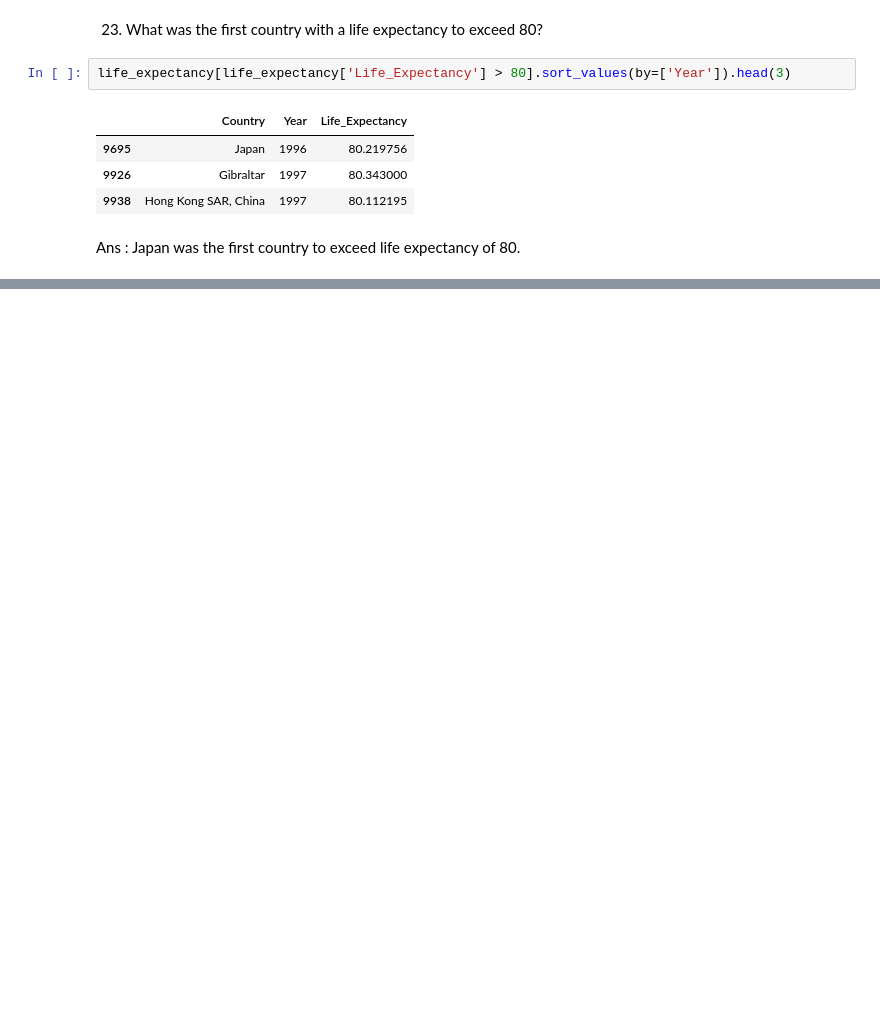
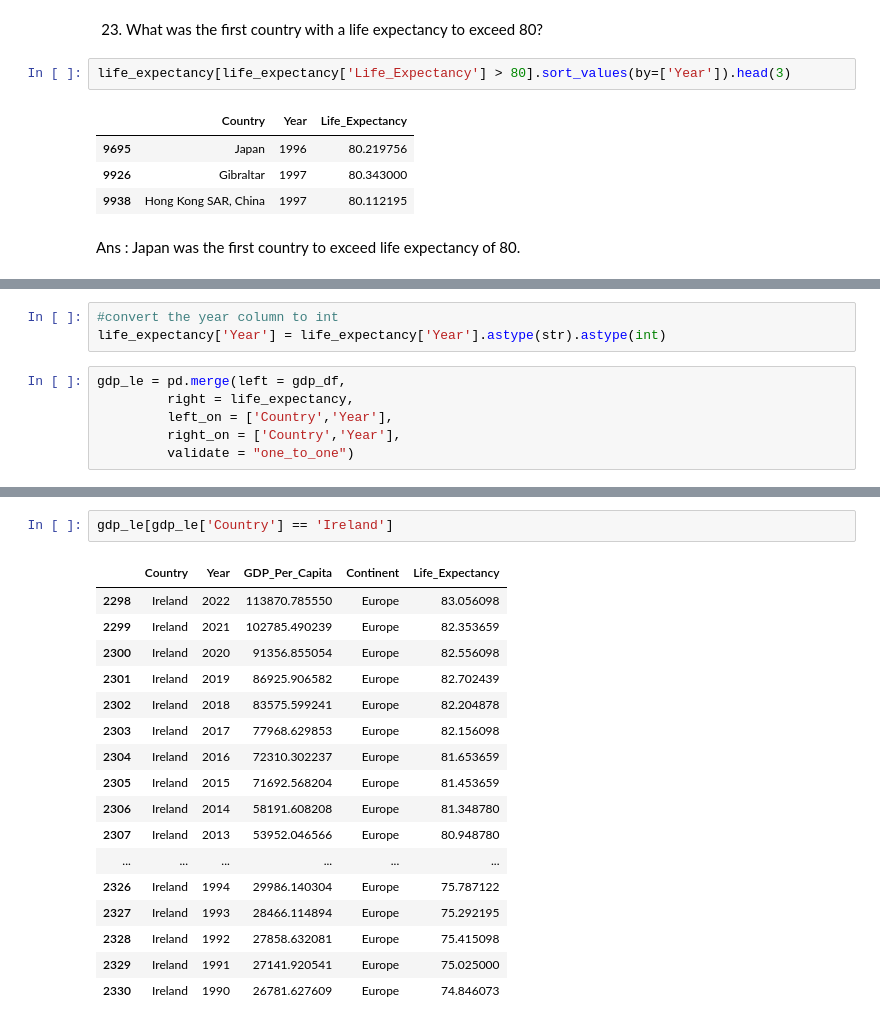
Before and after one commit to nss-data-science-cohort-8/un-exploration-ndpawar1981, a Jupyter notebook: Notebooks/UN_Data_Exploration.ipynb, the cells around one changed output, grey strips where cells are left out. Drawn from its saved outputs; the diff is of its cells as text; blank space fills up the shorter version.

```diff
--- a/Notebooks/UN_Data_Exploration.ipynb
+++ b/Notebooks/UN_Data_Exploration.ipynb
@@ -552,0 +571,9 @@ Ans : Japan was the first country to exceed life expectancy of 80.
+# %%
+#convert the year column to int
+life_expectancy['Year'] = life_expectancy['Year'].astype(str).astype(int)
+# %%
+gdp_le = pd.merge(left = gdp_df,
+         right = life_expectancy,
+         left_on = ['Country','Year'],
+         right_on = ['Country','Year'],
+         validate = "one_to_one")
@@ -552,0 +605,20 @@ Ans : Japan was the first country to exceed life expectancy of 80.
+# %%
+gdp_le[gdp_le['Country'] == 'Ireland']
+# %% [output]
+|  | Country | Year | GDP_Per_Capita | Continent | Life_Expectancy |
+| 2298 | Ireland | 2022 | 113870.785550 | Europe | 83.056098 |
+| 2299 | Ireland | 2021 | 102785.490239 | Europe | 82.353659 |
+| 2300 | Ireland | 2020 | 91356.855054 | Europe | 82.556098 |
+| 2301 | Ireland | 2019 | 86925.906582 | Europe | 82.702439 |
+| 2302 | Ireland | 2018 | 83575.599241 | Europe | 82.204878 |
+| 2303 | Ireland | 2017 | 77968.629853 | Europe | 82.156098 |
+| 2304 | Ireland | 2016 | 72310.302237 | Europe | 81.653659 |
+| 2305 | Ireland | 2015 | 71692.568204 | Europe | 81.453659 |
+| 2306 | Ireland | 2014 | 58191.608208 | Europe | 81.348780 |
+| 2307 | Ireland | 2013 | 53952.046566 | Europe | 80.948780 |
+| ... | ... | ... | ... | ... | ... |
+| 2326 | Ireland | 1994 | 29986.140304 | Europe | 75.787122 |
+| 2327 | Ireland | 1993 | 28466.114894 | Europe | 75.292195 |
+| 2328 | Ireland | 1992 | 27858.632081 | Europe | 75.415098 |
+| 2329 | Ireland | 1991 | 27141.920541 | Europe | 75.025000 |
+| 2330 | Ireland | 1990 | 26781.627609 | Europe | 74.846073 |
```
Also changed, not shown: parts of 16 cells of this notebook.
